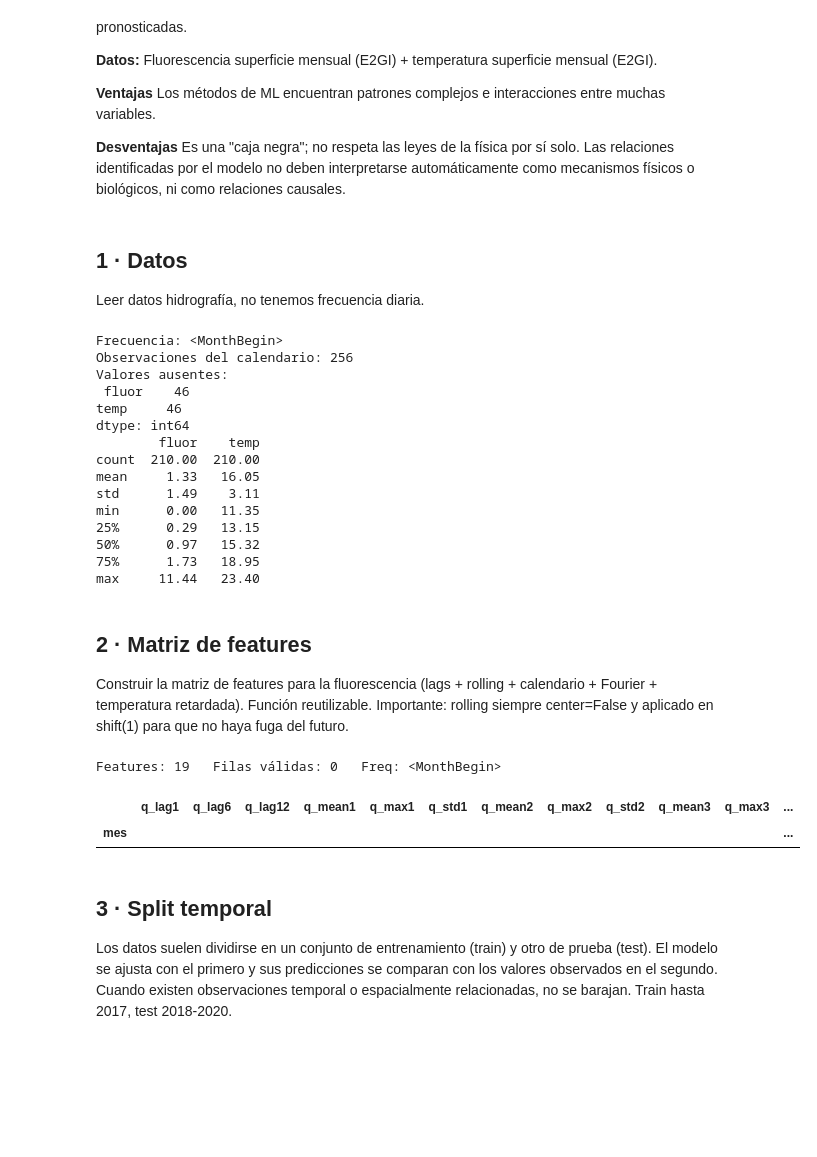
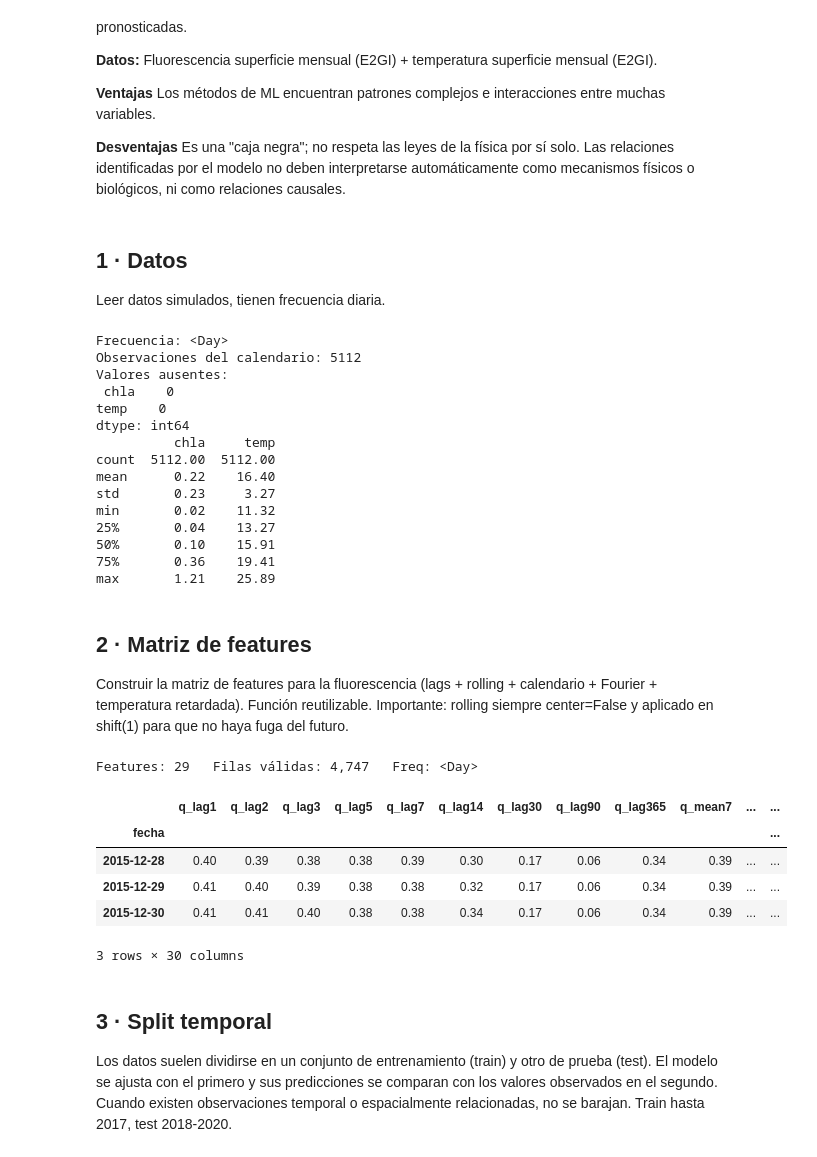
Before and after one commit to ealvarez-s/OceanQAst, a Jupyter notebook: notebooks/04_machine_learning.ipynb, the cells around one changed output. Drawn from its saved outputs; the diff is of its cells as text; code cells hidden in the pictures; blank space fills up the shorter version.

```diff
--- a/notebooks/04_machine_learning.ipynb
+++ b/notebooks/04_machine_learning.ipynb
@@ -37,85 +37,89 @@ import shap
 from skforecast.recursive import ForecasterRecursive
 # %% [markdown]
 ## 1 · Datos
-Leer datos hidrografía, no tenemos frecuencia diaria.
+Leer datos simulados, tienen frecuencia diaria.
 # %%
 df = pd.read_csv(
-    "../data/processed/Hidro_E2GI_surface_monthly.csv",
-    index_col="mes")
+    "../data/processed/Model_E2GI_surface_daily.csv",
+    index_col="fecha")
 
 # Conservar el calendario mensual completo
 df.index = pd.to_datetime(df.index)
 df = df.sort_index()
-df = df.asfreq("MS")
+df = df.asfreq("D")
 
 # Seleccionar fluorescencia y temperatura SIN eliminar meses
-df_model = df[["fluor", "temp"]].copy()
+df_model = df[["chla", "temp"]].copy()
 
 print("Frecuencia:", df_model.index.freq)
 print("Observaciones del calendario:", len(df_model))
 print("Valores ausentes:\n", df_model.isna().sum())
 print(df_model.describe().round(2))
 # %% [output]
-Frecuencia: <MonthBegin>
-Observaciones del calendario: 256
+Frecuencia: <Day>
+Observaciones del calendario: 5112
 Valores ausentes:
- fluor    46
-temp     46
+ chla    0
+temp    0
 dtype: int64
-        fluor    temp
-count  210.00  210.00
-mean     1.33   16.05
-std      1.49    3.11
-min      0.00   11.35
-25%      0.29   13.15
-50%      0.97   15.32
-75%      1.73   18.95
-max     11.44   23.40
+          chla     temp
+count  5112.00  5112.00
+mean      0.22    16.40
+std       0.23     3.27
+min       0.02    11.32
+25%       0.04    13.27
+50%       0.10    15.91
+75%       0.36    19.41
+max       1.21    25.89
 # %% [markdown]
 ## 2 · Matriz de features
 Construir la matriz de features para la fluorescencia (lags + rolling + calendario + Fourier + temperatura retardada).
 Función reutilizable. Importante: rolling siempre center=False y aplicado en shift(1) para que no haya fuga del futuro.
 # %%
-def construir_features(df, target="fluor", exog="temp"):
+def construir_features(df_model, target="chla", exog="temp"):
     """Devuelve X (DataFrame) e y (Series) listos para fit/predict."""
     out = pd.DataFrame(index=df.index)
 
-    # 1) Lags de la propia fluorescencia
-    for lag in (1, 6, 12):
+    # 1) Lags del propio caudal
+    for lag in (1, 2, 3, 5, 7, 14, 30, 90, 365):
         out[f"q_lag{lag}"] = df[target].shift(lag)
 
-    # 2) Rolling de la temperatura (siempre con shift previo)
-    for w in (1, 2, 3):
+    # 2) Rolling del caudal (siempre con shift previo)
+    for w in (7, 30, 90):
         out[f"q_mean{w}"] = df[target].shift(1).rolling(w).mean()
         out[f"q_max{w}"] = df[target].shift(1).rolling(w).max()
         out[f"q_std{w}"] = df[target].shift(1).rolling(w).std()
 
-    # 3) Temperarura retardada y ¿acumulada?
-    for lag in (1, 2):
+    # 3) Lluvia retardada y acumulada
+    for lag in (1, 2, 3, 7):
         out[f"p_lag{lag}"] = df[exog].shift(lag)
-    for w in (1, 2):
+    for w in (3, 7, 14, 30):
         out[f"p_acum{w}d"] = df[exog].rolling(w).sum().shift(1)
 
     # 4) Calendario + Fourier
     idx = out.index
     out["mes"] = idx.month
     out["sin_an"] = np.sin(2 * np.pi * idx.dayofyear / 365.25)
     out["cos_an"] = np.cos(2 * np.pi * idx.dayofyear / 365.25)
 
     # 5) Target
     out["y"] = df[target]
 
     # dropna() pierde el atributo freq → lo reconstruimos con asfreq('D')
-    return out.dropna().asfreq("MS")
+    return out.dropna().asfreq("D")
 
 
-feat = construir_features(df_model)
+feat = construir_features(df)
 print(f"Features: {feat.shape[1] - 1}   Filas válidas: {len(feat):,}   Freq: {feat.index.freq}")
 feat.tail(3).round(2)
 # %% [output]
-Features: 19   Filas válidas: 0   Freq: <MonthBegin>
+Features: 29   Filas válidas: 4,747   Freq: <Day>
-|  | q_lag1 | q_lag6 | q_lag12 | q_mean1 | q_max1 | q_std1 | q_mean2 | q_max2 | q_std2 | q_mean3 | q_max3 | ... |
-| mes |  |  |  |  |  |  |  |  |  |  |  | ... |
+|  | q_lag1 | q_lag2 | q_lag3 | q_lag5 | q_lag7 | q_lag14 | q_lag30 | q_lag90 | q_lag365 | q_mean7 | ... | ... |
+| fecha |  |  |  |  |  |  |  |  |  |  |  | ... |
+| 2015-12-28 | 0.40 | 0.39 | 0.38 | 0.38 | 0.39 | 0.30 | 0.17 | 0.06 | 0.34 | 0.39 | ... | ... |
+| 2015-12-29 | 0.41 | 0.40 | 0.39 | 0.38 | 0.38 | 0.32 | 0.17 | 0.06 | 0.34 | 0.39 | ... | ... |
+| 2015-12-30 | 0.41 | 0.41 | 0.40 | 0.38 | 0.38 | 0.34 | 0.17 | 0.06 | 0.34 | 0.39 | ... | ... |
+3 rows × 30 columns
 # %% [markdown]
 ## 3 · Split temporal
 Los datos suelen dividirse en un conjunto de entrenamiento (train) y otro de prueba (test). El modelo se ajusta con el primero y sus predicciones se comparan con los valores observados en el segundo. Cuando existen observaciones temporal o espacialmente relacionadas, no se barajan.
```
Also changed, not shown: parts of 8 cells of this notebook, 2 other files.
